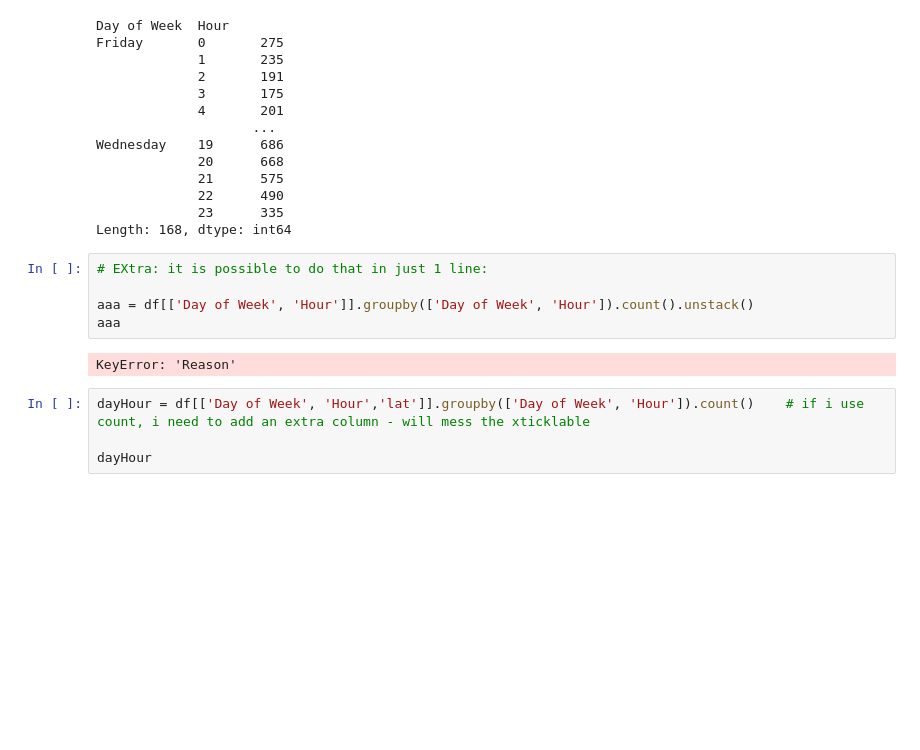
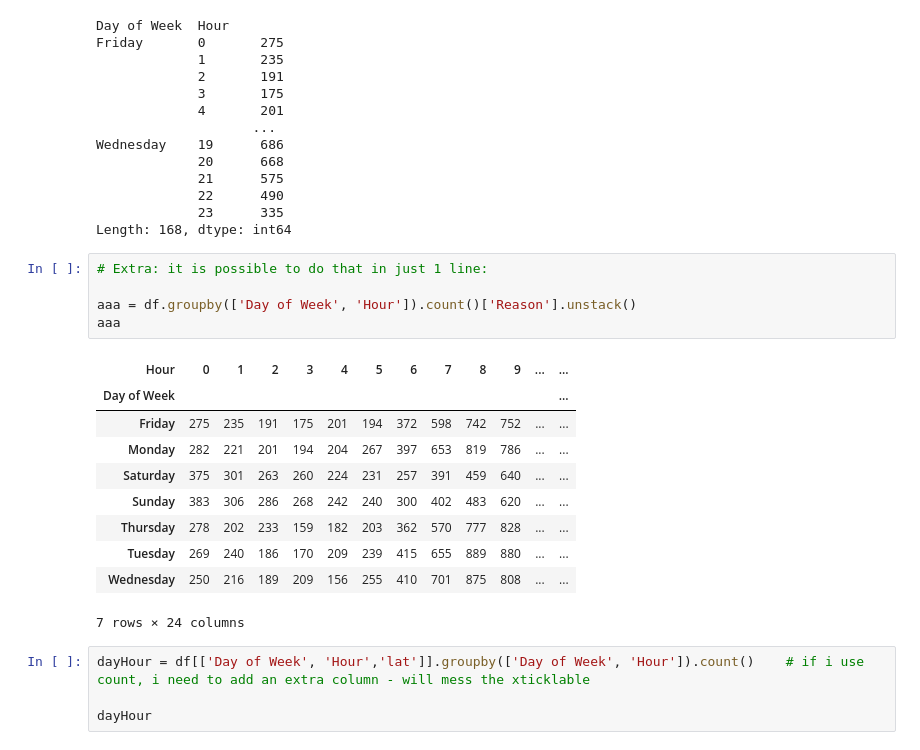
Before and after one commit to k21k/Python-Notes, a Jupyter notebook: Exercises - Qasim/Capstone Project 1/911 Calls - answer K .ipynb, the cells around one changed output. Saved outputs shown, nothing was run; the diff lists cells and outputs as text; blank space fills up the shorter version.

```diff
--- a/Exercises - Qasim/Capstone Project 1/911 Calls - answer K .ipynb
+++ b/Exercises - Qasim/Capstone Project 1/911 Calls - answer K .ipynb
@@ -326,12 +326,21 @@ Wednesday    19      686
              23      335
 Length: 168, dtype: int64
 # %%
-# EXtra: it is possible to do that in just 1 line:
+# Extra: it is possible to do that in just 1 line:
 
-aaa = df[['Day of Week', 'Hour']].groupby(['Day of Week', 'Hour']).count().unstack()
+aaa = df.groupby(['Day of Week', 'Hour']).count()['Reason'].unstack()
 aaa
 # %% [output]
+| Hour | 0 | 1 | 2 | 3 | 4 | 5 | 6 | 7 | 8 | 9 | ... | ... |
+| Day of Week |  |  |  |  |  |  |  |  |  |  |  | ... |
+| Friday | 275 | 235 | 191 | 175 | 201 | 194 | 372 | 598 | 742 | 752 | ... | ... |
+| Monday | 282 | 221 | 201 | 194 | 204 | 267 | 397 | 653 | 819 | 786 | ... | ... |
+| Saturday | 375 | 301 | 263 | 260 | 224 | 231 | 257 | 391 | 459 | 640 | ... | ... |
+| Sunday | 383 | 306 | 286 | 268 | 242 | 240 | 300 | 402 | 483 | 620 | ... | ... |
+| Thursday | 278 | 202 | 233 | 159 | 182 | 203 | 362 | 570 | 777 | 828 | ... | ... |
+| Tuesday | 269 | 240 | 186 | 170 | 209 | 239 | 415 | 655 | 889 | 880 | ... | ... |
+| Wednesday | 250 | 216 | 189 | 209 | 156 | 255 | 410 | 701 | 875 | 808 | ... | ... |
-KeyError: 'Reason'
+7 rows × 24 columns
 # %%
 dayHour = df[['Day of Week', 'Hour','lat']].groupby(['Day of Week', 'Hour']).count()    # if i use count, i need to add an extra column - will mess the xticklable
 
```
Also changed, not shown: 1 other file.
